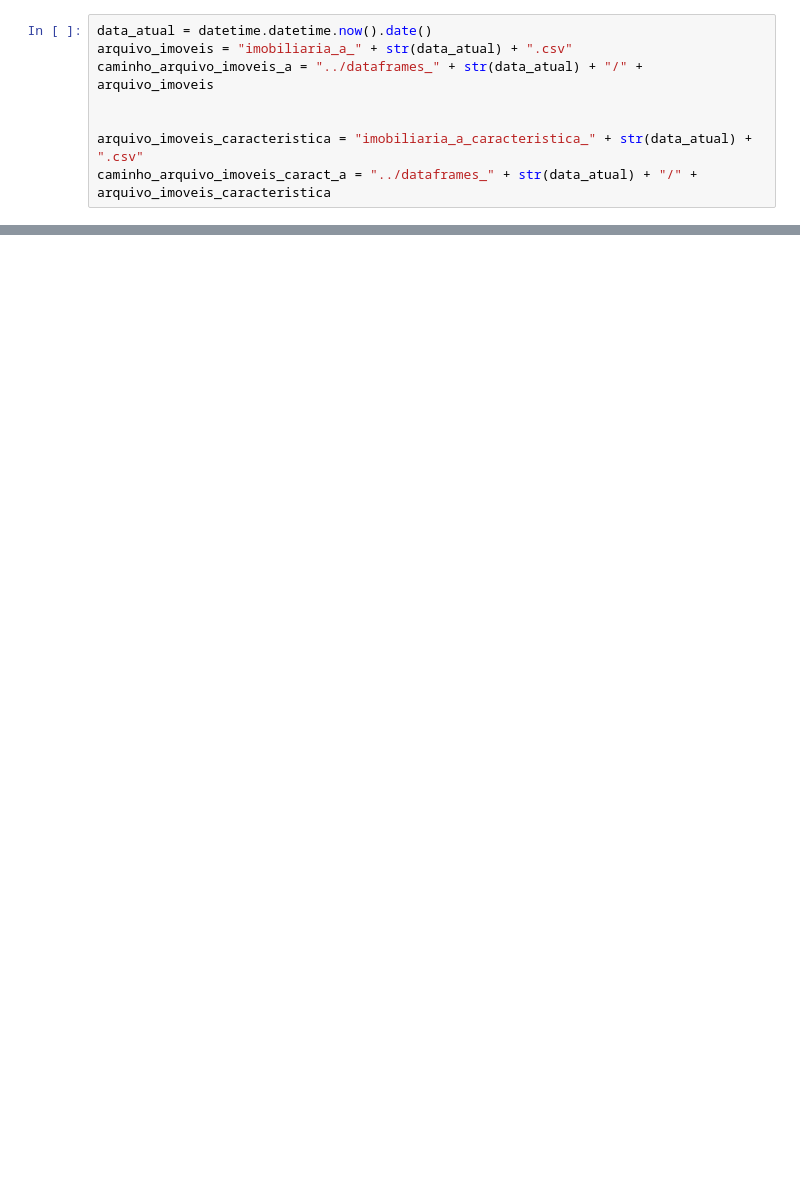
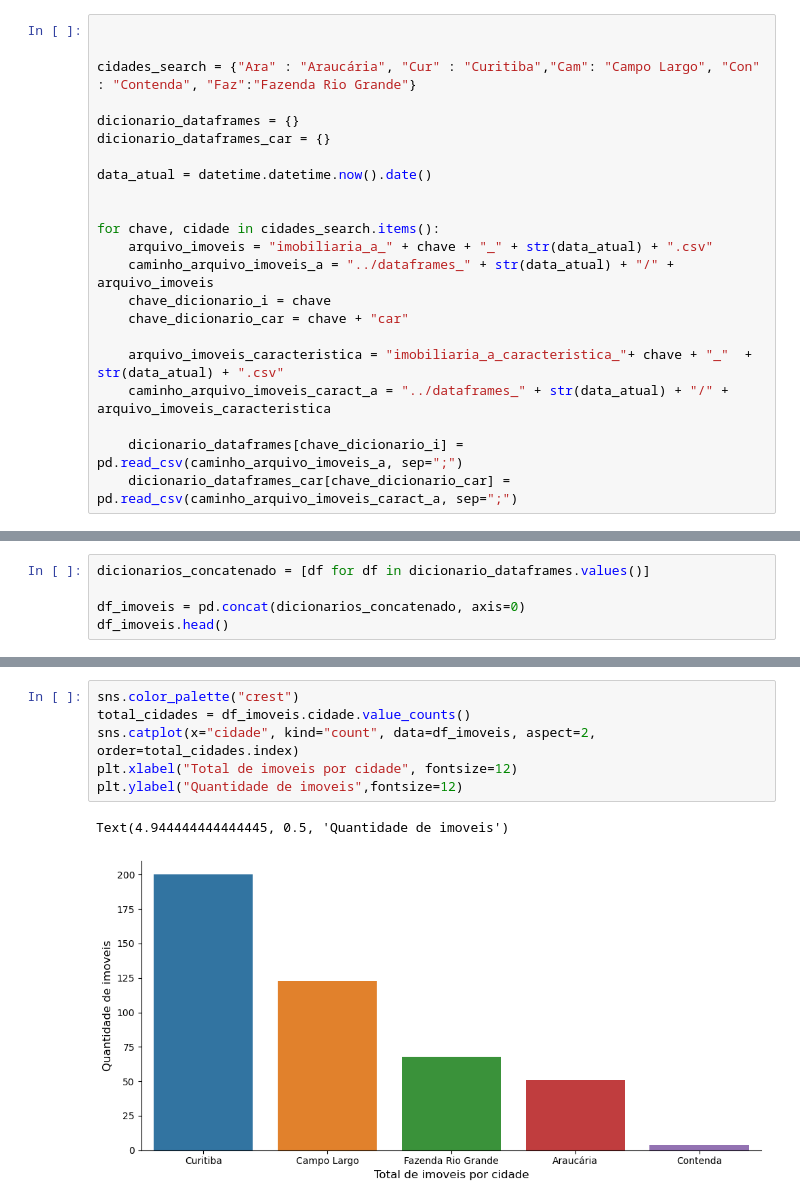
Before and after one commit to macedo19/ADImoveis, a Jupyter notebook: notebooks/analise_descritiva.ipynb, the cells around one changed output, grey strips where cells are left out. Saved outputs shown, nothing was run; the diff lists cells and outputs as text; blank space fills up the shorter version.

Commit message:
Juntando datasets para criacap do dataframe para limpeza e utilizaçaao dos dados

```diff
--- a/notebooks/analise_descritiva.ipynb
+++ b/notebooks/analise_descritiva.ipynb
@@ -5,8 +7,22 @@ from pathlib import Path
 # %%
-data_atual = datetime.datetime.now().date()
-arquivo_imoveis = "imobiliaria_a_" + str(data_atual) + ".csv"
-caminho_arquivo_imoveis_a = "../dataframes_" + str(data_atual) + "/" + arquivo_imoveis
 
 
-arquivo_imoveis_caracteristica = "imobiliaria_a_caracteristica_" + str(data_atual) + ".csv"
-caminho_arquivo_imoveis_caract_a = "../dataframes_" + str(data_atual) + "/" + arquivo_imoveis_caracteristica
+cidades_search = {"Ara" : "Araucária", "Cur" : "Curitiba","Cam": "Campo Largo", "Con" : "Contenda", "Faz":"Fazenda Rio Grande"}
+
+dicionario_dataframes = {}
+dicionario_dataframes_car = {}
+
+data_atual = datetime.datetime.now().date()
+
+
+for chave, cidade in cidades_search.items():
+    arquivo_imoveis = "imobiliaria_a_" + chave + "_" + str(data_atual) + ".csv"
+    caminho_arquivo_imoveis_a = "../dataframes_" + str(data_atual) + "/" + arquivo_imoveis
+    chave_dicionario_i = chave
+    chave_dicionario_car = chave + "car"
+
+    arquivo_imoveis_caracteristica = "imobiliaria_a_caracteristica_"+ chave + "_"  + str(data_atual) + ".csv"
+    caminho_arquivo_imoveis_caract_a = "../dataframes_" + str(data_atual) + "/" + arquivo_imoveis_caracteristica
+
+    dicionario_dataframes[chave_dicionario_i] = pd.read_csv(caminho_arquivo_imoveis_a, sep=";")
+    dicionario_dataframes_car[chave_dicionario_car] = pd.read_csv(caminho_arquivo_imoveis_caract_a, sep=";")
@@ -33,0 +29,5 @@ df_imoveis_caract.head()
+# %%
+dicionarios_concatenado = [df for df in dicionario_dataframes.values()]
+
+df_imoveis = pd.concat(dicionarios_concatenado, axis=0)
+df_imoveis.head()
@@ -33,0 +65,9 @@ df_imoveis_caract.head()
+# %%
+sns.color_palette("crest")
+total_cidades = df_imoveis.cidade.value_counts()
+sns.catplot(x="cidade", kind="count", data=df_imoveis, aspect=2, order=total_cidades.index)
+plt.xlabel("Total de imoveis por cidade", fontsize=12)
+plt.ylabel("Quantidade de imoveis",fontsize=12)
+# %% [output]
+Text(4.944444444444445, 0.5, 'Quantidade de imoveis')
+[figure, added]
```
Also changed, not shown: parts of 7 cells of this notebook, 10 other files.
